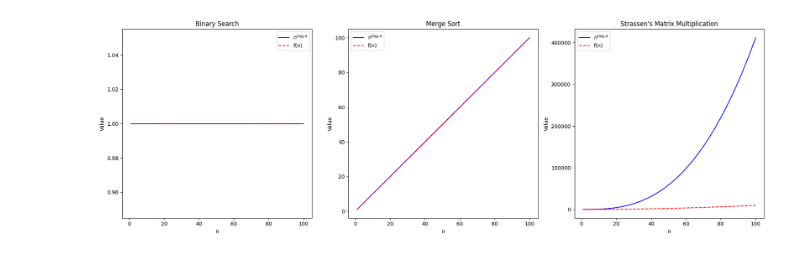
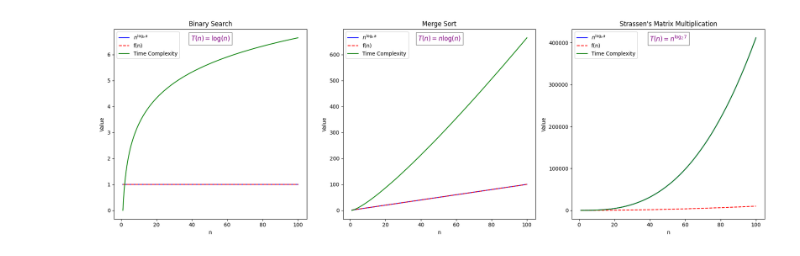
Before and after one commit to DrCBeatz/master-theorem, a Jupyter notebook: master_theorem_viz.ipynb, the cells around one changed output. Cells and saved outputs as stored; diff of their text form; code cells hidden in the pictures.

Commit message:
add time complexities to viz

```diff
--- a/master_theorem_viz.ipynb
+++ b/master_theorem_viz.ipynb
@@ -1,35 +1,50 @@
 # %%
+# Re-importing necessary libraries and redefining variables after reset
 import numpy as np
 import matplotlib.pyplot as plt
 
-# Set up the parameters for each algorithm
-algorithms = {
-    'Binary Search': {'a': 1, 'b': 2, 'f': lambda n: np.ones_like(n)},
-    'Merge Sort': {'a': 2, 'b': 2, 'f': lambda n: n},
-    'Strassen\'s Matrix Multiplication': {'a': 7, 'b': 2, 'f': lambda n: n**2}
+# Set up the parameters for each algorithm, including their time complexities
+algorithms_with_complexity = {
+    'Binary Search': {'a': 1, 'b': 2, 'f': lambda n: np.ones_like(n), 'complexity': lambda n: np.log2(n)},
+    'Merge Sort': {'a': 2, 'b': 2, 'f': lambda n: n, 'complexity': lambda n: n*np.log2(n)},
+    'Strassen\'s Matrix Multiplication': {'a': 7, 'b': 2, 'f': lambda n: n**2, 'complexity': lambda n: n**np.log2(7)}
 }
 
 # Define the range of n
 n = np.linspace(1, 100, 400)
 
-# Plotting
+# Plotting with time complexities and annotations added
 plt.figure(figsize=(18, 6))
 
-for i, (name, params) in enumerate(algorithms.items(), 1):
-    a, b, f = params['a'], params['b'], params['f']
+# Time complexity annotations for each algorithm
+complexity_annotations = {
+    'Binary Search': '$T(n) = \\log(n)$',
+    'Merge Sort': '$T(n) = n \\log(n)$',
+    'Strassen\'s Matrix Multiplication': '$T(n) = n^{\\log_2 7}$'
+}
+
+for i, (name, params) in enumerate(algorithms_with_complexity.items(), 1):
+    a, b, f, complexity = params['a'], params['b'], params['f'], params['complexity']
     log_b_a = np.log2(a)
     n_log_b_a = n**log_b_a
     f_n = f(n)
+    complexity_n = complexity(n)
 
     plt.subplot(1, 3, i)
     plt.plot(n, n_log_b_a, label='$n^{\\log_b a}$', color='blue')
     plt.plot(n, f_n, label='f(n)', linestyle='--', color='red')
+    plt.plot(n, complexity_n, label='Time Complexity', linestyle='-', color='green')
+
+    # Add annotation for time complexity
+    plt.text(0.5, 0.95, complexity_annotations[name], horizontalalignment='center',
+             verticalalignment='center', transform=plt.gca().transAxes, fontsize=12, color='purple', bbox=dict(facecolor='white', alpha=0.5))
+
     plt.xlabel('n')
     plt.ylabel('Value')
     plt.title(name)
     plt.legend()
 
 plt.tight_layout()
 plt.show()
 # %% [output]
-[figure, old version]
+[figure, new version]
```
